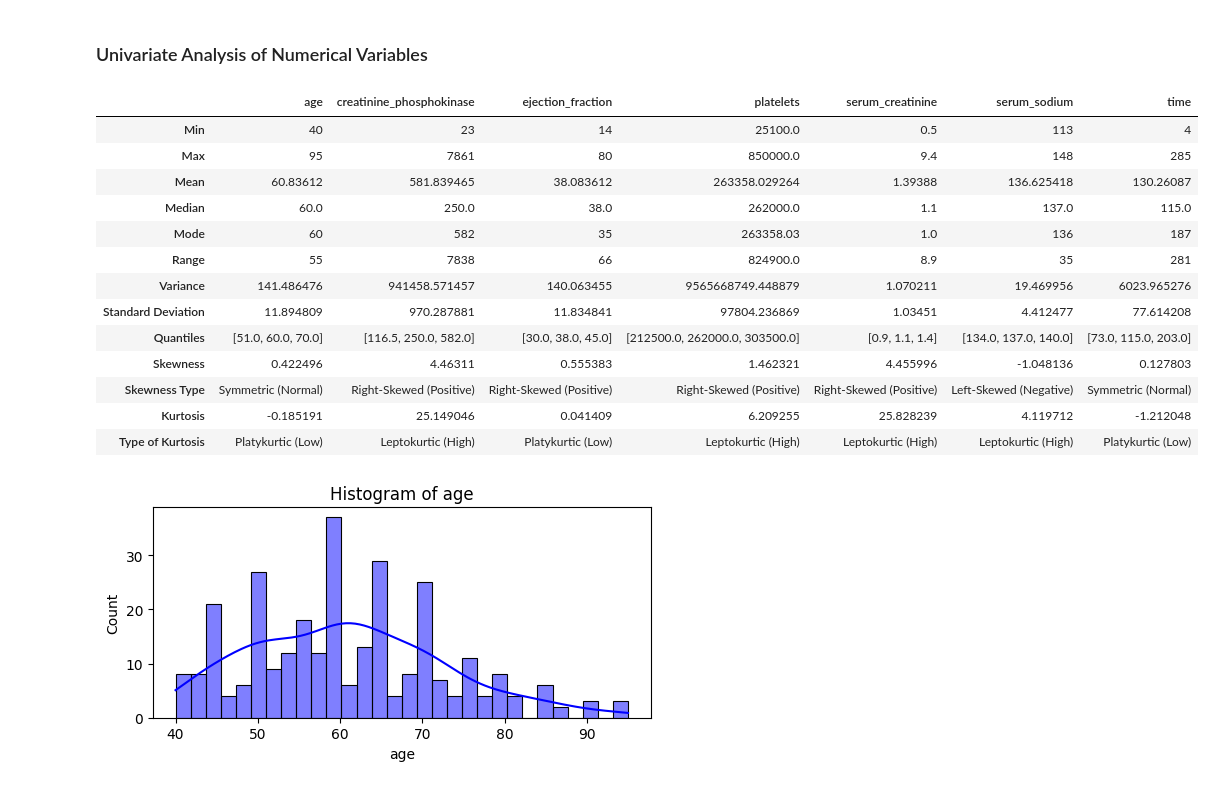
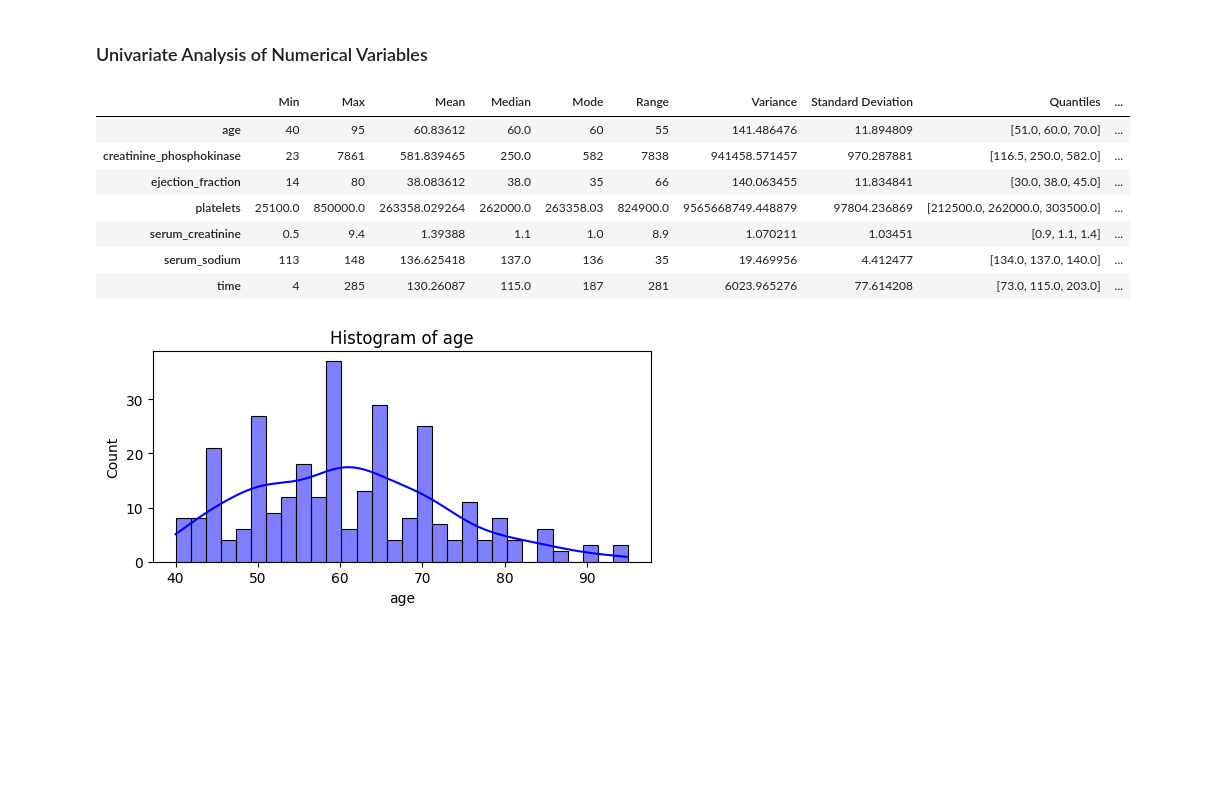
Before and after one commit to thisishasan/slda, a Jupyter notebook: code.ipynb, the cells around one changed output. Drawn from its saved outputs; the diff is of its cells as text; code cells hidden in the pictures; blank space fills up the shorter version.

```diff
--- a/code.ipynb
+++ b/code.ipynb
@@ -212,43 +212,37 @@ plt.show()
 # %%
 numerical_analysis = {}
 
 for column in numerical_vars:
     data = df[column].dropna()
     skewness = data.skew()
     kurtois = data.kurt()
     numerical_analysis[column] = {
         "Min": np.min(data),
         "Max": np.max(data),
         "Mean": np.mean(data),
         "Median": np.median(data),
         "Mode": data.mode()[0] if not data.mode().empty else None,
         "Range": np.ptp(data),
         "Variance": np.var(data, ddof=1),
         "Standard Deviation": np.std(data, ddof=1),
         "Quantiles": np.percentile(data, [25, 50, 75]),
         "Skewness": skewness,
         "Skewness Type": "Symmetric (Normal)" if abs(skewness) < 0.5 else "Right-Skewed (Positive)" if skewness > 0 else "Left-Skewed (Negative)",
         "Kurtosis": kurtois,
         "Type of Kurtosis": "Leptokurtic (High)" if kurtois > 3 else "Platykurtic (Low)" if kurtois < 3 else "Mesokurtic (Normal)",
     }
 
 numerical_analysis_df = pd.DataFrame(numerical_analysis)
-display(numerical_analysis_df)
+display(numerical_analysis_df.T)
 # %% [output]
-|  | age | creatinine_phosphokinase | ejection_fraction | platelets | serum_creatinine | serum_sodium | time |
-| Min | 40 | 23 | 14 | 25100.0 | 0.5 | 113 | 4 |
-| Max | 95 | 7861 | 80 | 850000.0 | 9.4 | 148 | 285 |
-| Mean | 60.83612 | 581.839465 | 38.083612 | 263358.029264 | 1.39388 | 136.625418 | 130.26087 |
-| Median | 60.0 | 250.0 | 38.0 | 262000.0 | 1.1 | 137.0 | 115.0 |
-| Mode | 60 | 582 | 35 | 263358.03 | 1.0 | 136 | 187 |
-| Range | 55 | 7838 | 66 | 824900.0 | 8.9 | 35 | 281 |
-| Variance | 141.486476 | 941458.571457 | 140.063455 | 9565668749.448879 | 1.070211 | 19.469956 | 6023.965276 |
-| Standard Deviation | 11.894809 | 970.287881 | 11.834841 | 97804.236869 | 1.03451 | 4.412477 | 77.614208 |
-| Quantiles | [51.0, 60.0, 70.0] | [116.5, 250.0, 582.0] | [30.0, 38.0, 45.0] | [212500.0, 262000.0, 303500.0] | [0.9, 1.1, 1.4] | [134.0, 137.0, 140.0] | [73.0, 115.0, 203.0] |
-| Skewness | 0.422496 | 4.46311 | 0.555383 | 1.462321 | 4.455996 | -1.048136 | 0.127803 |
-| Skewness Type | Symmetric (Normal) | Right-Skewed (Positive) | Right-Skewed (Positive) | Right-Skewed (Positive) | Right-Skewed (Positive) | Left-Skewed (Negative) | Symmetric (Normal) |
-| Kurtosis | -0.185191 | 25.149046 | 0.041409 | 6.209255 | 25.828239 | 4.119712 | -1.212048 |
-| Type of Kurtosis | Platykurtic (Low) | Leptokurtic (High) | Platykurtic (Low) | Leptokurtic (High) | Leptokurtic (High) | Leptokurtic (High) | Platykurtic (Low) |
+|  | Min | Max | Mean | Median | Mode | Range | Variance | Standard Deviation | Quantiles | ... |
+| age | 40 | 95 | 60.83612 | 60.0 | 60 | 55 | 141.486476 | 11.894809 | [51.0, 60.0, 70.0] | ... |
+| creatinine_phosphokinase | 23 | 7861 | 581.839465 | 250.0 | 582 | 7838 | 941458.571457 | 970.287881 | [116.5, 250.0, 582.0] | ... |
+| ejection_fraction | 14 | 80 | 38.083612 | 38.0 | 35 | 66 | 140.063455 | 11.834841 | [30.0, 38.0, 45.0] | ... |
+| platelets | 25100.0 | 850000.0 | 263358.029264 | 262000.0 | 263358.03 | 824900.0 | 9565668749.448879 | 97804.236869 | [212500.0, 262000.0, 303500.0] | ... |
+| serum_creatinine | 0.5 | 9.4 | 1.39388 | 1.1 | 1.0 | 8.9 | 1.070211 | 1.03451 | [0.9, 1.1, 1.4] | ... |
+| serum_sodium | 113 | 148 | 136.625418 | 137.0 | 136 | 35 | 19.469956 | 4.412477 | [134.0, 137.0, 140.0] | ... |
+| time | 4 | 285 | 130.26087 | 115.0 | 187 | 281 | 6023.965276 | 77.614208 | [73.0, 115.0, 203.0] | ... |
 # %%
 for i, column in enumerate(numerical_vars, 1):
     plt.figure(figsize=(16, 8))
```
